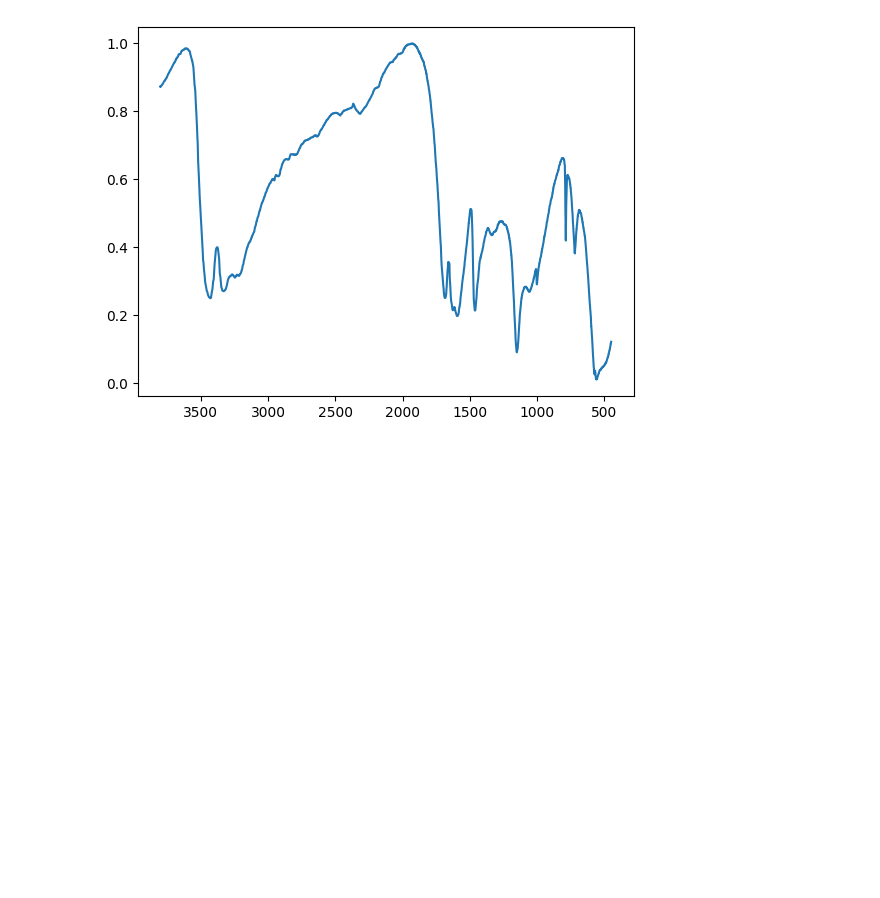
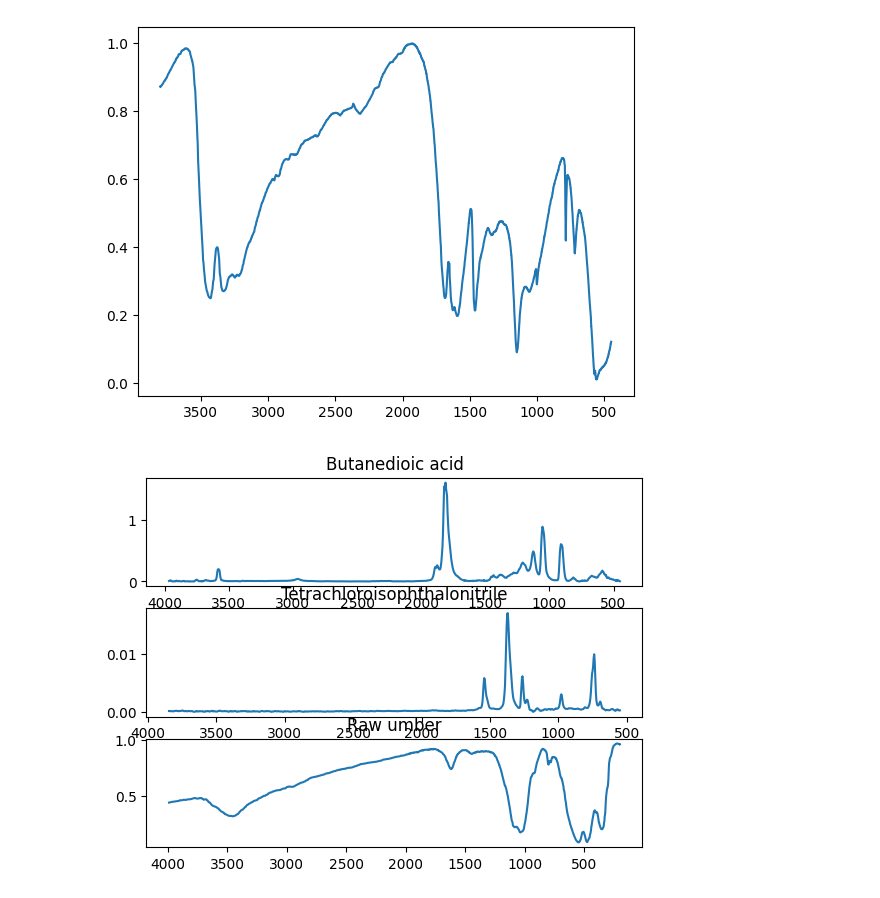
Before and after one commit to kcw1375/nist-webbook-ir, a Jupyter notebook: Experimenting.ipynb, the cells around one changed output. Drawn from its saved outputs; the diff is of its cells as text; code cells hidden in the pictures; blank space fills up the shorter version.

Commit message:
add plotting example

```diff
--- a/Experimenting.ipynb
+++ b/Experimenting.ipynb
@@ -27,3 +27,16 @@ plt.plot(data['x'], data['y'])
 plt.gca().invert_xaxis()
 # %% [output]
 [figure]
+# %%
+# example for plotting
+
+results = spectrum.search('*ber')
+nrows = len(results)
+for i, k in enumerate(results):
+    data = spectrum.parse_jcampdx(spectrum.get_jcampdx(k,0))
+    plt.subplot(nrows, 1, i+1)
+    plt.plot(data['x'], data['y'])
+    plt.gca().invert_xaxis()
+    plt.title(results[k][0])
+# %% [output]
+[figure, added]
```
